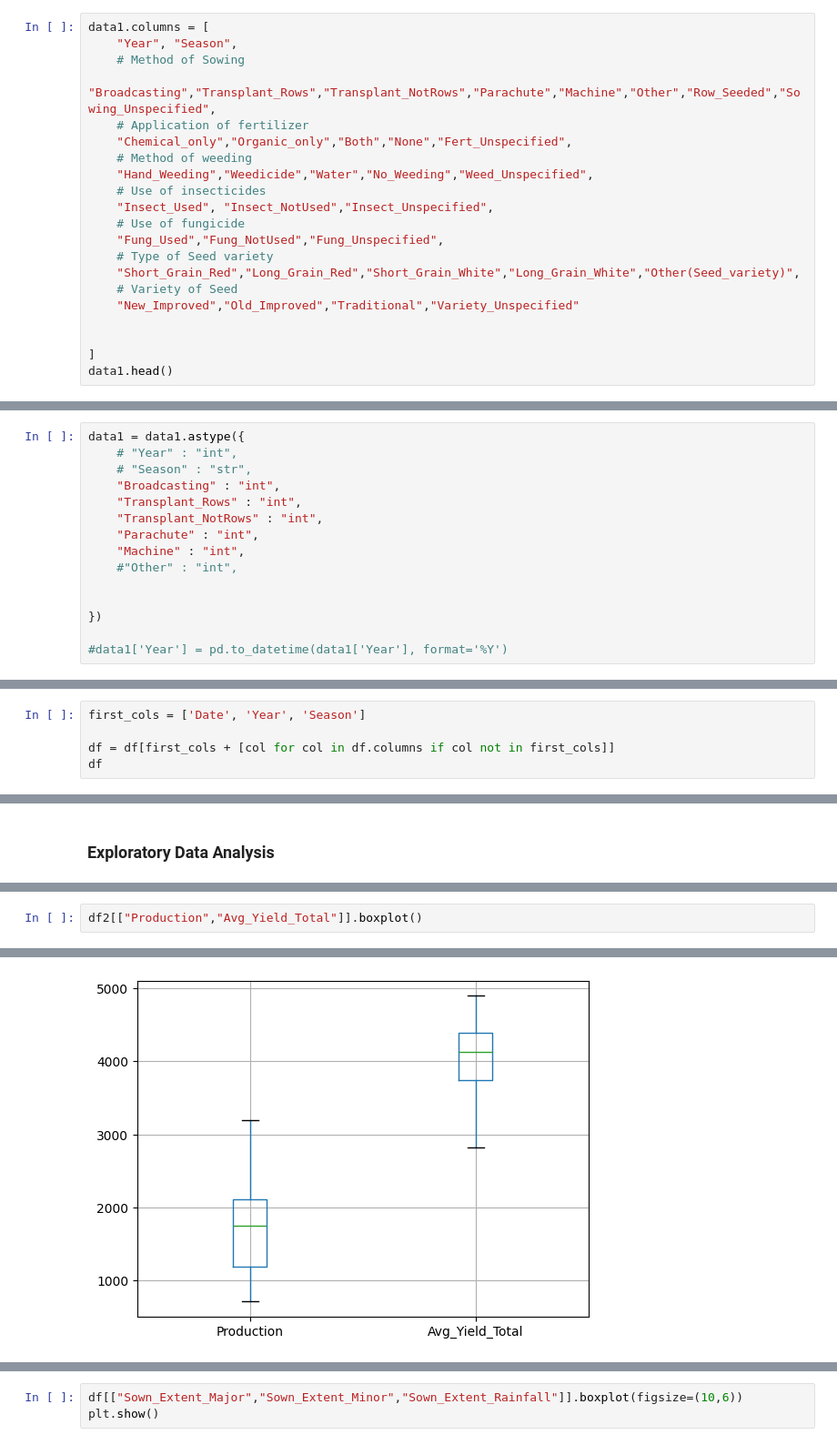
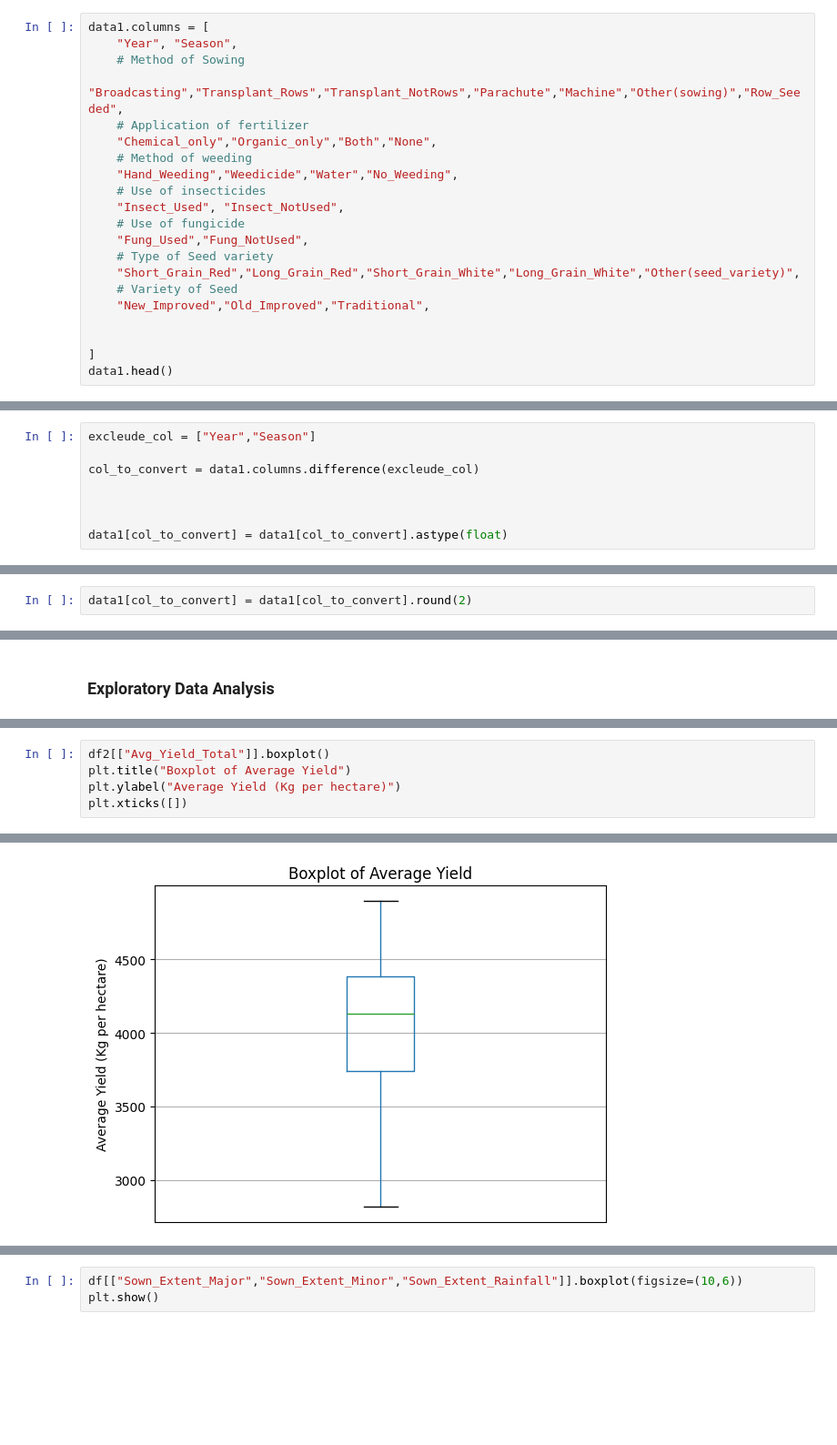
Before and after one commit to AchiniWathsala/Forecasting_Paddy_Production, a Jupyter notebook: paddy_production.ipynb, the cells around one changed output, grey strips where cells are left out. Shown at 91% size. Cells and saved outputs as stored; diff of their text form; blank space fills up the shorter version.

Commit message:
plot one variable at a time

```diff
--- a/paddy_production.ipynb
+++ b/paddy_production.ipynb
@@ -190,19 +191,19 @@ pandas.core.frame.DataFrame
 data1.columns = [
     "Year", "Season",
     # Method of Sowing
-    "Broadcasting","Transplant_Rows","Transplant_NotRows","Parachute","Machine","Other","Row_Seeded","Sowing_Unspecified",
+    "Broadcasting","Transplant_Rows","Transplant_NotRows","Parachute","Machine","Other(sowing)","Row_Seeded",
     # Application of fertilizer
-    "Chemical_only","Organic_only","Both","None","Fert_Unspecified",
+    "Chemical_only","Organic_only","Both","None",
     # Method of weeding
-    "Hand_Weeding","Weedicide","Water","No_Weeding","Weed_Unspecified",
+    "Hand_Weeding","Weedicide","Water","No_Weeding",
     # Use of insecticides
-    "Insect_Used", "Insect_NotUsed","Insect_Unspecified",
+    "Insect_Used", "Insect_NotUsed",
     # Use of fungicide
-    "Fung_Used","Fung_NotUsed","Fung_Unspecified",
+    "Fung_Used","Fung_NotUsed",
     # Type of Seed variety
-    "Short_Grain_Red","Long_Grain_Red","Short_Grain_White","Long_Grain_White","Other(Seed_variety)",
+    "Short_Grain_Red","Long_Grain_Red","Short_Grain_White","Long_Grain_White","Other(seed_variety)",
     # Variety of Seed
-    "New_Improved","Old_Improved","Traditional","Variety_Unspecified"
+    "New_Improved","Old_Improved","Traditional",
 
 
 ]
@@ -304,19 +305,12 @@ Variety_Unspecified    0
 dtype: int64
 # %%
-data1 = data1.astype({
-    # "Year" : "int",
-    # "Season" : "str",
-    "Broadcasting" : "int",
-    "Transplant_Rows" : "int",
-    "Transplant_NotRows" : "int",
-    "Parachute" : "int",
-    "Machine" : "int",
-    #"Other" : "int",
+excleude_col = ["Year","Season"]
+
+col_to_convert = data1.columns.difference(excleude_col)
 
 
-})
 
-#data1['Year'] = pd.to_datetime(data1['Year'], format='%Y')
+data1[col_to_convert] = data1[col_to_convert].astype(float)
 # %%
 data1.info()
 # %% [output]
@@ -358,0 +353,2 @@ data1
+# %%
+data1[col_to_convert] = data1[col_to_convert].round(2)
@@ -451,5 +458,0 @@ Index(['Year', 'Season', 'Sown_Extent_Major', 'Sown_Extent_Minor',
-# %%
-first_cols = ['Date', 'Year', 'Season']
-
-df = df[first_cols + [col for col in df.columns if col not in first_cols]]
-df
@@ -564,3 +540,6 @@ df[['Production', 'Avg_Yield_Total']].boxplot()
 # %%
-df2[["Production","Avg_Yield_Total"]].boxplot()
+df2[["Avg_Yield_Total"]].boxplot()
+plt.title("Boxplot of Average Yield")
+plt.ylabel("Average Yield (Kg per hectare)")
+plt.xticks([])
 # %% [output]
@@ -568 +547 @@ df2[["Production","Avg_Yield_Total"]].boxplot()
-[figure, old version]
+[figure, new version]
```
Also changed, not shown: parts of 78 cells of this notebook, 2 other files.
